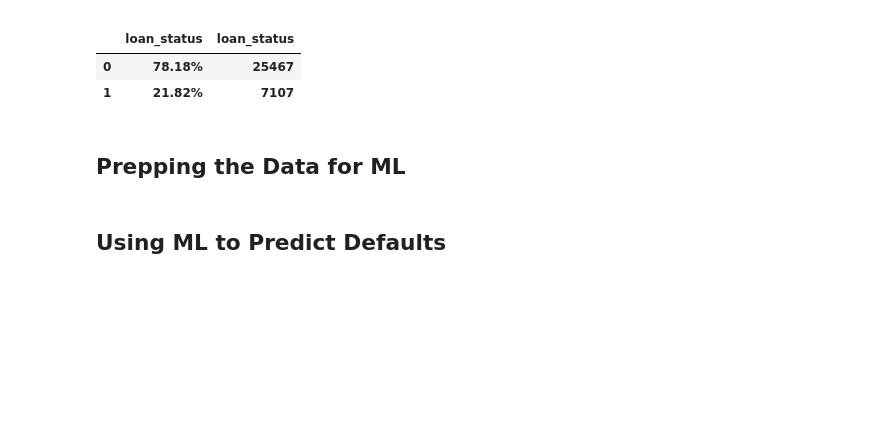
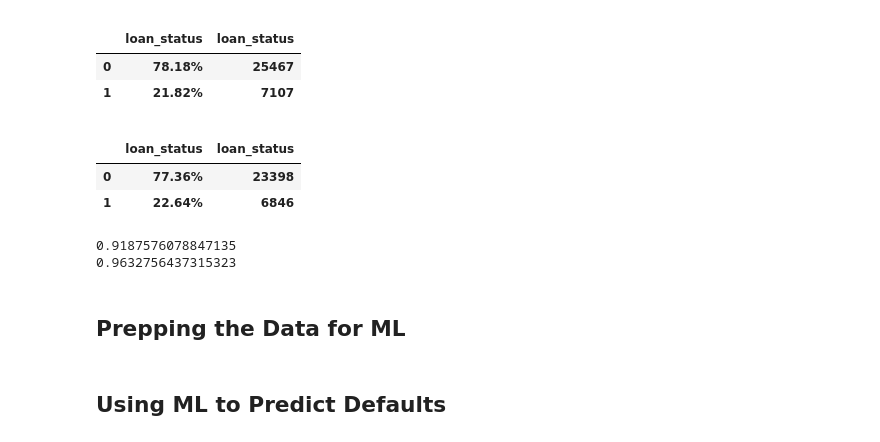
Before and after one commit to WickedoneC/Finance_Projects, a Jupyter notebook: Loan_Analysis/Loan_EDA.ipynb, the cells around one changed output. Drawn from its saved outputs; the diff is of its cells as text; code cells hidden in the pictures; blank space fills up the shorter version.

Commit message:
segmenting data based on rules to isolate good/bad loans

```diff
--- a/Loan_Analysis/Loan_EDA.ipynb
+++ b/Loan_Analysis/Loan_EDA.ipynb
@@ -899,3 +899,17 @@ prettyTable(df, 'loan_status')
 |  | loan_status | loan_status |
 | 0 | 78.18% | 25467 |
 | 1 | 21.82% | 7107 |
+# %%
+# (df['loan_status'] == 1) &
+prettyTable(df[(df['loan_int_rate'] >= 4.5) & (df['loan_percent_income'] >= 0.05) & (df['loan_amnt'] > 1000)], 'loan_status')
+# %% [output]
+|  |  |  |
+|  | loan_status | loan_status |
+| 0 | 77.36% | 23398 |
+| 1 | 22.64% | 6846 |
+# %%
+print(23398 / 25467)
+print(6846 / 7107)
+# %% [output]
+0.9187576078847135
+0.9632756437315323
```
Also changed, not shown: parts of 1 cell of this notebook.
